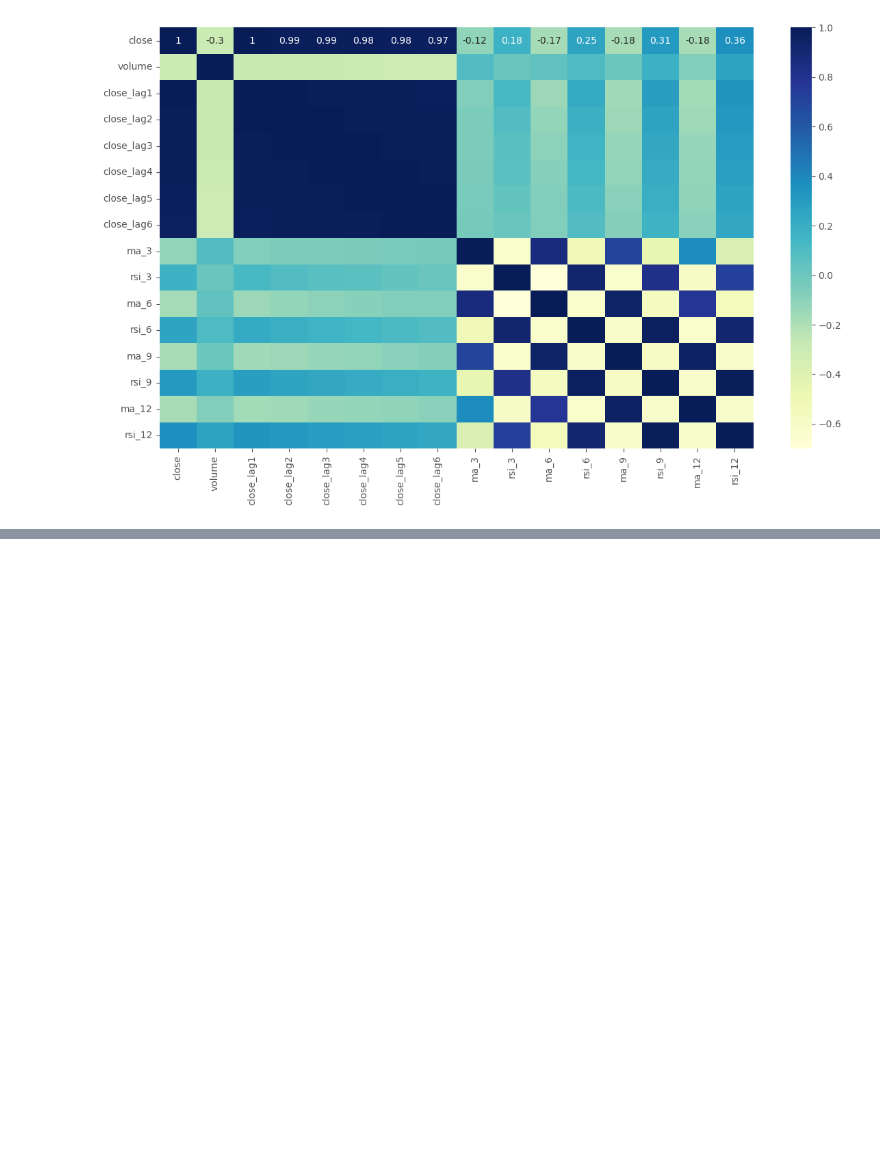
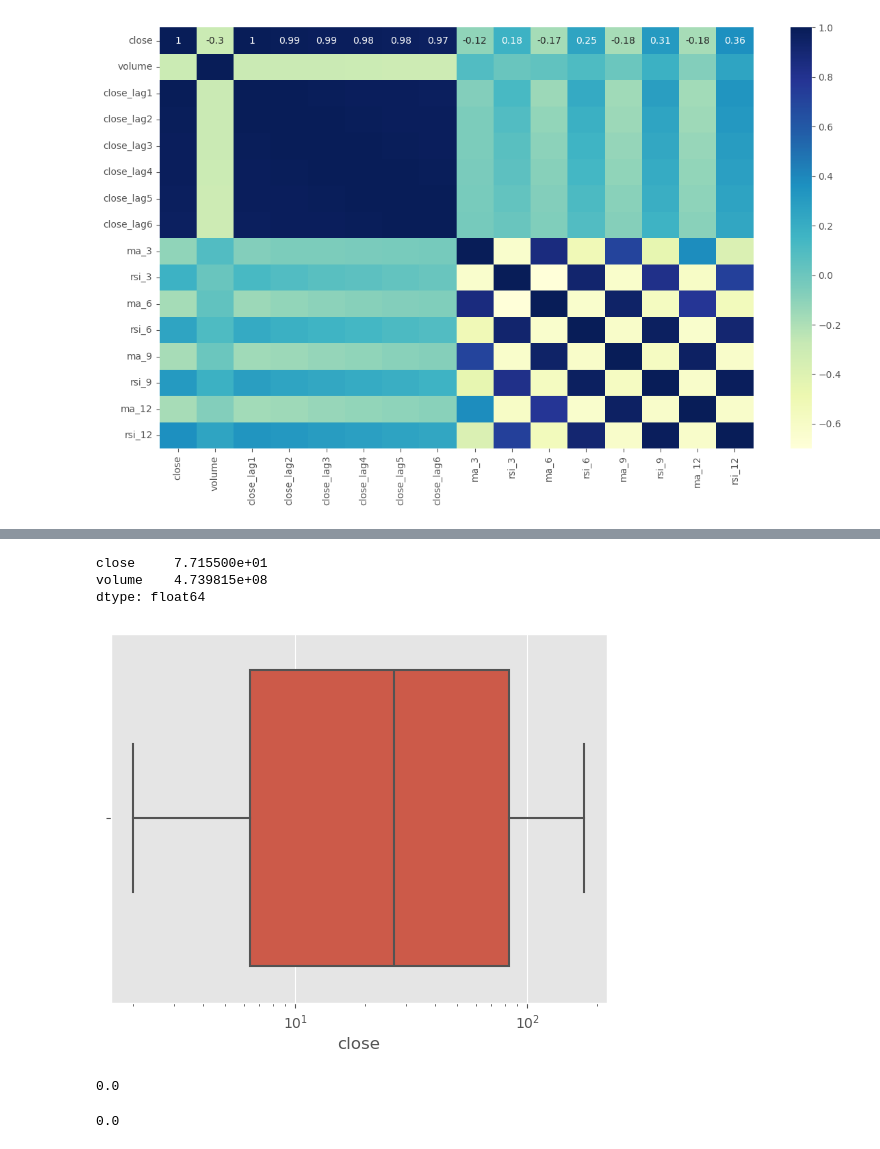
Before and after one commit to mukesh-chevula/Machine-Learning-in-Finance, a Jupyter notebook: Financial Data Understanding, EDA, and Feature Engineering/Main.ipynb, the cells around one changed output, grey strips where cells are left out. Saved outputs shown, nothing was run; the diff lists cells and outputs as text; code cells hidden in the pictures; blank space fills up the shorter version.

Commit message:
Data cleaning and Outlier Detection

```diff
--- a/Financial Data Understanding, EDA, and Feature Engineering/Main.ipynb
+++ b/Financial Data Understanding, EDA, and Feature Engineering/Main.ipynb
@@ -253,0 +282,3 @@ sbn.heatmap(data=corr, annot=True, cmap="YlGnBu")
+# %%
+stock_agg.dropna(inplace=True)
+len(stock_agg)
@@ -253,0 +310,27 @@ sbn.heatmap(data=corr, annot=True, cmap="YlGnBu")
+# %%
+# Computing IQR
+Q1 = stock_agg[["close","volume"]].quantile(0.25)
+Q3 = stock_agg[["close","volume"]].quantile(0.75)
+IQR = Q3 - Q1
+print(IQR)
+# %% [output]
+close     7.715500e+01
+volume    4.739815e+08
+dtype: float64
+# %%
+import matplotlib.pyplot as plt
+import seaborn as sbn
+plt.style.use('ggplot')
+# %%
+sbn.boxplot(x=stock_agg['close'], data=stock_agg)
+plt.xscale("log")
+# %% [output]
+[figure, added]
+# %%
+len(stock_agg[stock_agg.close>Q3['close']+1.5*IQR[0]]) * 100/len(stock_agg)
+# %% [output]
+0.0
+# %%
+len(stock_agg[stock_agg.close<Q1['close']-1.5*IQR[0]]) * 100/len(stock_agg)
+# %% [output]
+0.0
```
Also changed, not shown: parts of 10 cells of this notebook.
